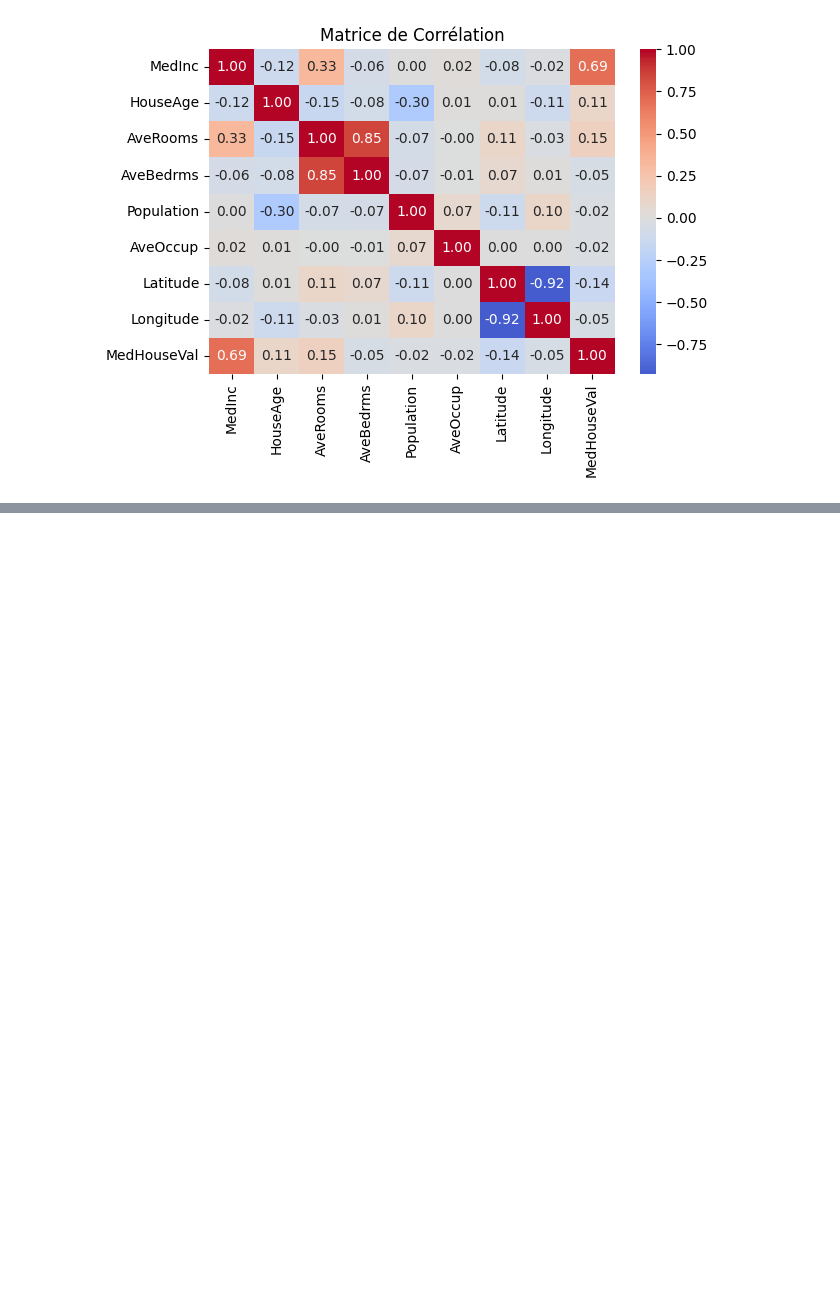
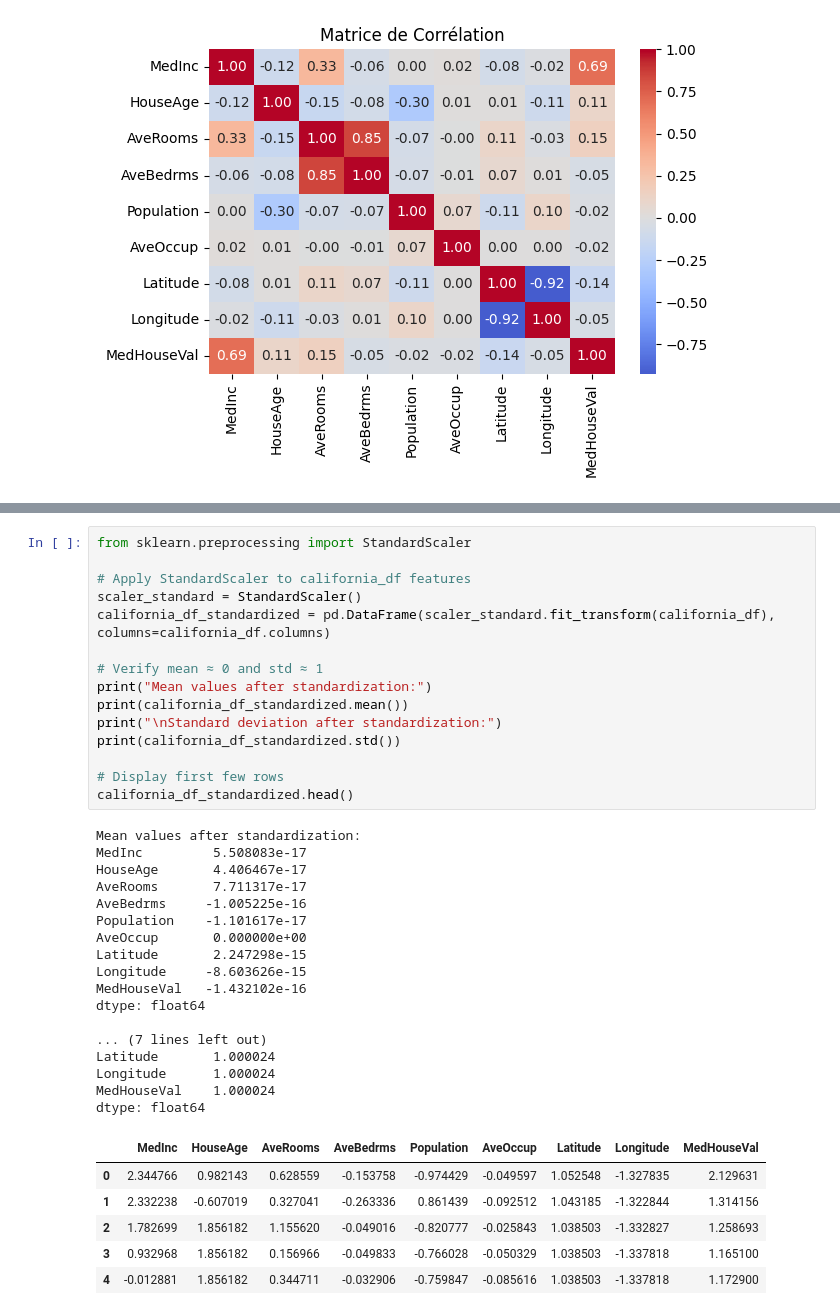
Before and after one commit to Simonhamel1/S2-info, a Jupyter notebook: introduction_science_des_donnees/td1.ipynb, the cells around one changed output, grey strips where cells are left out. Cells and saved outputs as stored; diff of their text form; blank space fills up the shorter version.

```diff
--- a/introduction_science_des_donnees/td1.ipynb
+++ b/introduction_science_des_donnees/td1.ipynb
@@ -287,0 +364,39 @@ Name: MedHouseVal, dtype: float64
+# %%
+from sklearn.preprocessing import StandardScaler
+
+# Apply StandardScaler to california_df features
+scaler_standard = StandardScaler()
+california_df_standardized = pd.DataFrame(scaler_standard.fit_transform(california_df), columns=california_df.columns)
+
+# Verify mean ≈ 0 and std ≈ 1
+print("Mean values after standardization:")
+print(california_df_standardized.mean())
+print("\nStandard deviation after standardization:")
+print(california_df_standardized.std())
+
+# Display first few rows
+california_df_standardized.head()
+# %% [output]
+Mean values after standardization:
+MedInc         5.508083e-17
+HouseAge       4.406467e-17
+AveRooms       7.711317e-17
+AveBedrms     -1.005225e-16
+Population    -1.101617e-17
+AveOccup       0.000000e+00
+Latitude       2.247298e-15
+Longitude     -8.603626e-15
+MedHouseVal   -1.432102e-16
+dtype: float64
+
+... (7 lines left out)
+Latitude       1.000024
+Longitude      1.000024
+MedHouseVal    1.000024
+dtype: float64
+|  | MedInc | HouseAge | AveRooms | AveBedrms | Population | AveOccup | Latitude | Longitude | MedHouseVal |
+| 0 | 2.344766 | 0.982143 | 0.628559 | -0.153758 | -0.974429 | -0.049597 | 1.052548 | -1.327835 | 2.129631 |
+| 1 | 2.332238 | -0.607019 | 0.327041 | -0.263336 | 0.861439 | -0.092512 | 1.043185 | -1.322844 | 1.314156 |
+| 2 | 1.782699 | 1.856182 | 1.155620 | -0.049016 | -0.820777 | -0.025843 | 1.038503 | -1.332827 | 1.258693 |
+| 3 | 0.932968 | 1.856182 | 0.156966 | -0.049833 | -0.766028 | -0.050329 | 1.038503 | -1.337818 | 1.165100 |
+| 4 | -0.012881 | 1.856182 | 0.344711 | -0.032906 | -0.759847 | -0.085616 | 1.038503 | -1.337818 | 1.172900 |
```
Also changed, not shown: parts of 17 cells of this notebook.
